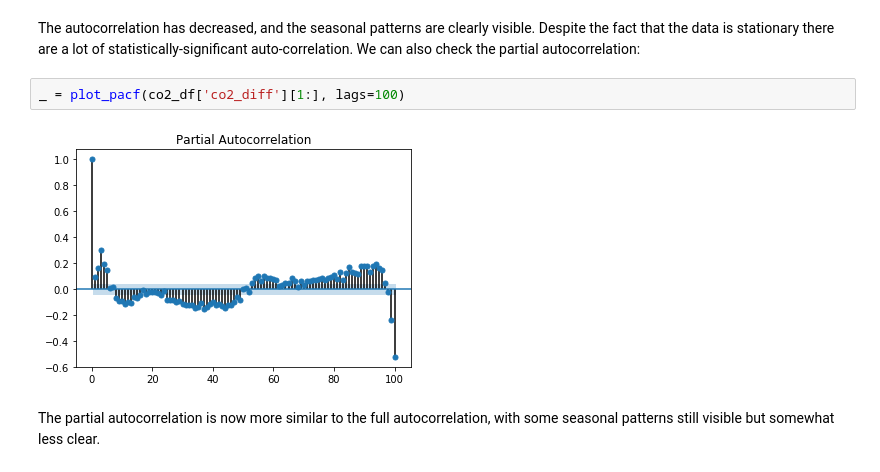
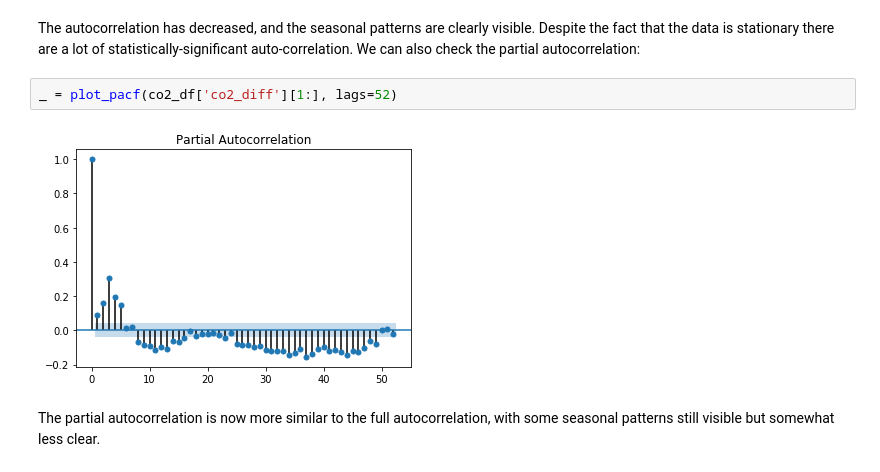
Before and after one commit to medford-group/data_analytics_ChE, a Jupyter notebook: 6-feature_engineering/lecture-time_series_data.ipynb, the cells around one changed output. Drawn from its saved outputs; the diff is of its cells as text.

```diff
--- a/6-feature_engineering/lecture-time_series_data.ipynb
+++ b/6-feature_engineering/lecture-time_series_data.ipynb
@@ -385,9 +403,9 @@ _ = plot_acf(co2_df['co2_diff'][1:], lags=100)
 # %% [markdown]
 The autocorrelation has decreased, and the seasonal patterns are clearly visible. Despite the fact that the data is stationary there are a lot of statistically-significant auto-correlation. We can also check the partial autocorrelation:
 # %%
-_ = plot_pacf(co2_df['co2_diff'][1:], lags=100)
+_ = plot_pacf(co2_df['co2_diff'][1:], lags=52)
 # %% [output]
-[figure, old version]
+[figure, new version]
 # %% [markdown]
 The partial autocorrelation is now more similar to the full autocorrelation, with some seasonal patterns still visible but somewhat less clear.
 # %% [markdown]
```
Also changed, not shown: parts of 27 cells of this notebook.
